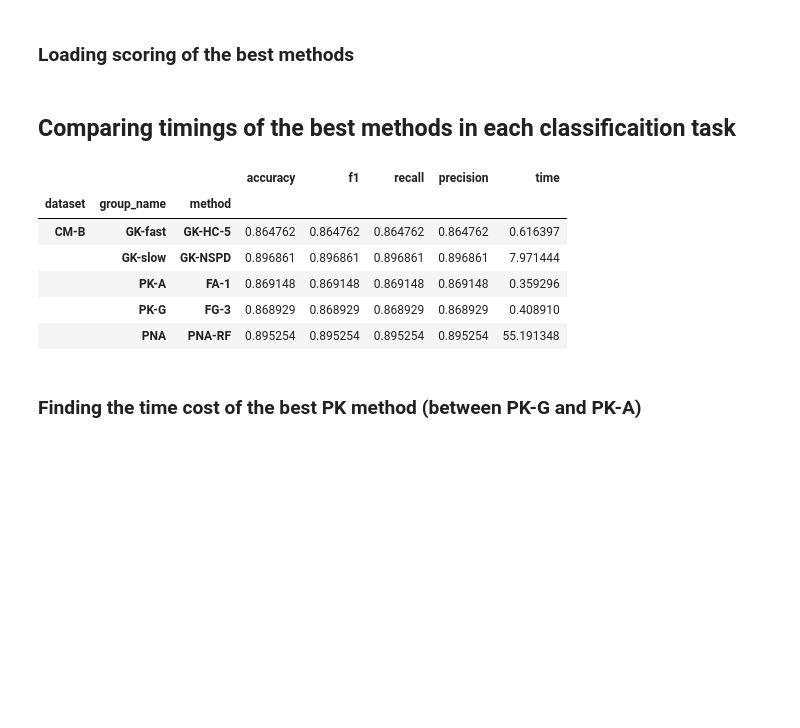
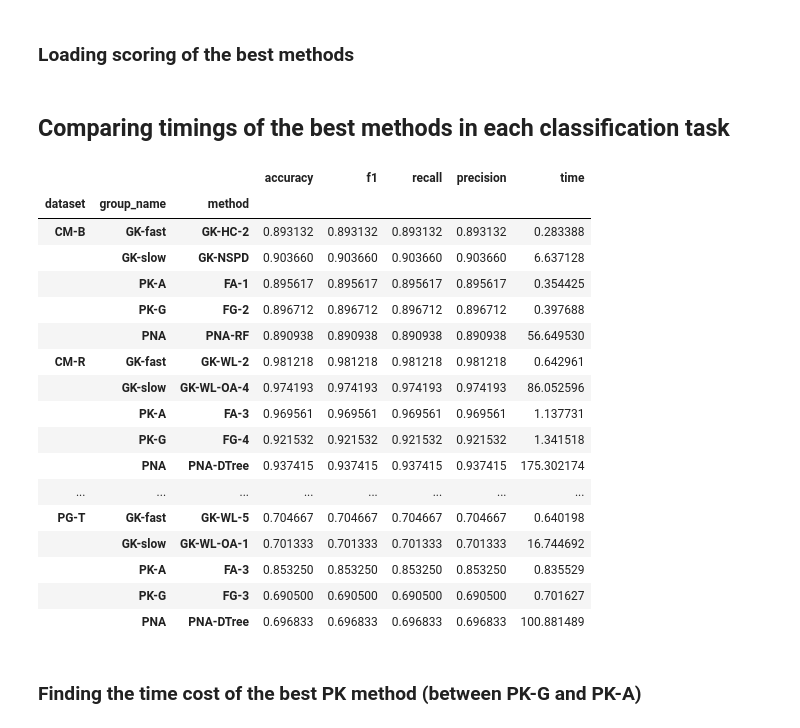
Before and after one commit to trungdong/provenance-kernel-evaluation, a Jupyter notebook: plots.ipynb, the cells around one changed output. Saved outputs shown, nothing was run; the diff lists cells and outputs as text; code cells hidden in the pictures; blank space fills up the shorter version.

```diff
--- a/plots.ipynb
+++ b/plots.ipynb
@@ -28,7 +29,17 @@ dataset_ids = ["MIMIC-PXC7", "CM-Buildings", "CM-Routes", "CM-RouteSets", "PG-T"
 dataset_names = ["MIMIC", "CM-B", "CM-R", "CM-RS", "PG-T", "PG-D"]
 # %%
 # The following graph kernels are in the "slow" group
-slow_GKs = {"GK-GSamp", "GK-NSPD", "GK-NH", "GK-SPath"}
+slow_GKs = {
+    "GK-GSamp",
+    "GK-NSPD",
+    "GK-NH",
+    "GK-SPath",
+    "GK-WL-OA-1",
+    "GK-WL-OA-2",
+    "GK-WL-OA-3",
+    "GK-WL-OA-4",
+    "GK-WL-OA-5",
+}
 
 def name_group(method: str) -> str:
     if method in slow_GKs:
@@ -77,18 +88,29 @@ for dataset_id, dataset_name in zip(dataset_ids, dataset_names):
         ignore_index=True
     )
 # %% [markdown]
-## Comparing timings of the best methods in each classificaition task
+## Comparing timings of the best methods in each classification task
 # %%
 summary = scorings.groupby(["dataset", "group_name", "method"]).mean()
-summary.head()
+summary
 # %% [output]
 |  |  |  | accuracy | f1 | recall | precision | time |
 | dataset | group_name | method |  |  |  |  |  |
-| CM-B | GK-fast | GK-HC-5 | 0.864762 | 0.864762 | 0.864762 | 0.864762 | 0.616397 |
-|  | GK-slow | GK-NSPD | 0.896861 | 0.896861 | 0.896861 | 0.896861 | 7.971444 |
-|  | PK-A | FA-1 | 0.869148 | 0.869148 | 0.869148 | 0.869148 | 0.359296 |
-|  | PK-G | FG-3 | 0.868929 | 0.868929 | 0.868929 | 0.868929 | 0.408910 |
-|  | PNA | PNA-RF | 0.895254 | 0.895254 | 0.895254 | 0.895254 | 55.191348 |
+| CM-B | GK-fast | GK-HC-2 | 0.893132 | 0.893132 | 0.893132 | 0.893132 | 0.283388 |
+|  | GK-slow | GK-NSPD | 0.903660 | 0.903660 | 0.903660 | 0.903660 | 6.637128 |
+|  | PK-A | FA-1 | 0.895617 | 0.895617 | 0.895617 | 0.895617 | 0.354425 |
+|  | PK-G | FG-2 | 0.896712 | 0.896712 | 0.896712 | 0.896712 | 0.397688 |
+|  | PNA | PNA-RF | 0.890938 | 0.890938 | 0.890938 | 0.890938 | 56.649530 |
+| CM-R | GK-fast | GK-WL-2 | 0.981218 | 0.981218 | 0.981218 | 0.981218 | 0.642961 |
+|  | GK-slow | GK-WL-OA-4 | 0.974193 | 0.974193 | 0.974193 | 0.974193 | 86.052596 |
+|  | PK-A | FA-3 | 0.969561 | 0.969561 | 0.969561 | 0.969561 | 1.137731 |
+|  | PK-G | FG-4 | 0.921532 | 0.921532 | 0.921532 | 0.921532 | 1.341518 |
+|  | PNA | PNA-DTree | 0.937415 | 0.937415 | 0.937415 | 0.937415 | 175.302174 |
+| ... | ... | ... | ... | ... | ... | ... | ... |
+| PG-T | GK-fast | GK-WL-5 | 0.704667 | 0.704667 | 0.704667 | 0.704667 | 0.640198 |
+|  | GK-slow | GK-WL-OA-1 | 0.701333 | 0.701333 | 0.701333 | 0.701333 | 16.744692 |
+|  | PK-A | FA-3 | 0.853250 | 0.853250 | 0.853250 | 0.853250 | 0.835529 |
+|  | PK-G | FG-3 | 0.690500 | 0.690500 | 0.690500 | 0.690500 | 0.701627 |
+|  | PNA | PNA-DTree | 0.696833 | 0.696833 | 0.696833 | 0.696833 | 100.881489 |
 # %% [markdown]
 ### Finding the time cost of the best PK method (between PK-G and PK-A)
 # %%
```
Also changed, not shown: parts of 13 cells of this notebook, 1 other file.
